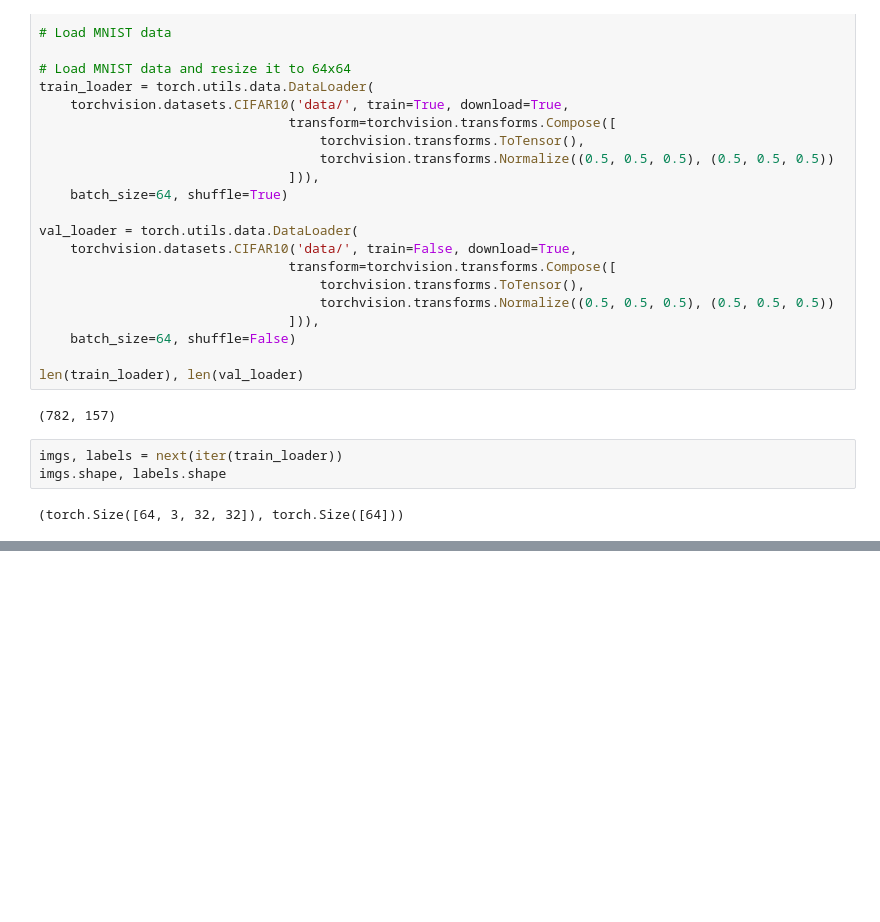
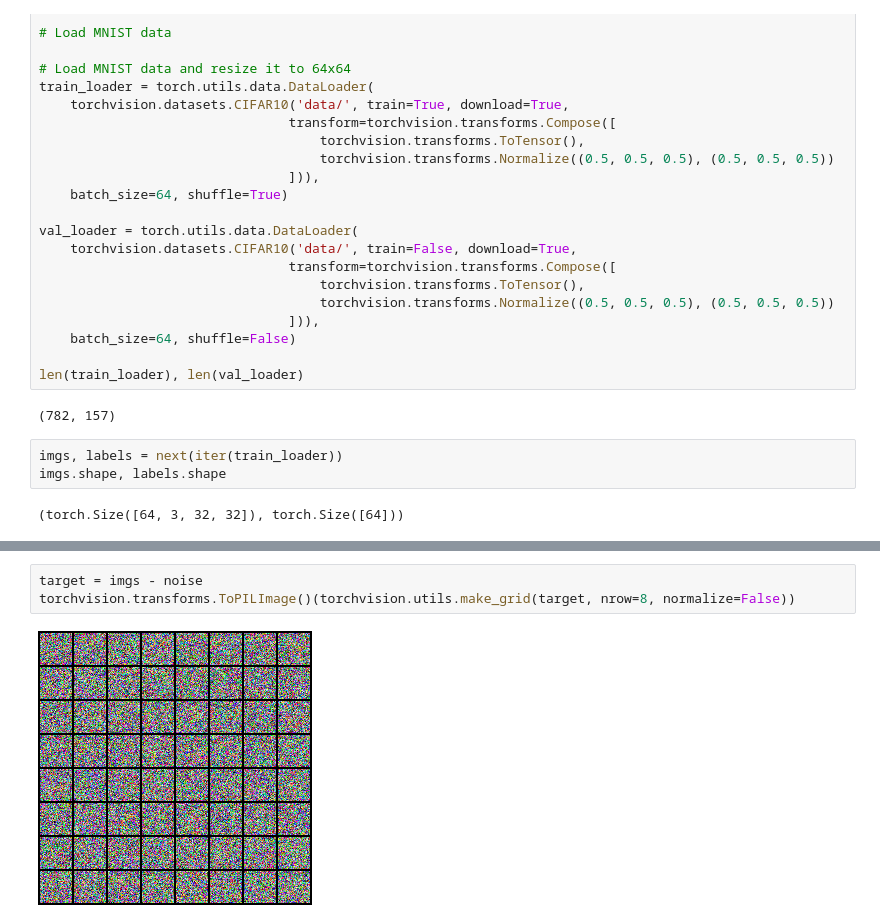
Before and after one commit to prakashjayy/genai, a Jupyter notebook: flow/02_mean_flow.ipynb, the cells around one changed output, grey strips where cells are left out. Cells and saved outputs as stored; diff of their text form; blank space fills up the shorter version.

```diff
--- a/flow/02_mean_flow.ipynb
+++ b/flow/02_mean_flow.ipynb
@@ -88,0 +186,5 @@ torchvision.transforms.ToPILImage()(torchvision.utils.make_grid(imgs, nrow=8, no
+# %%
+target = imgs - noise
+torchvision.transforms.ToPILImage()(torchvision.utils.make_grid(target, nrow=8, normalize=False))
+# %% [output]
+[figure, added]
```
Also changed, not shown: parts of 20 cells of this notebook, 1 other file.
